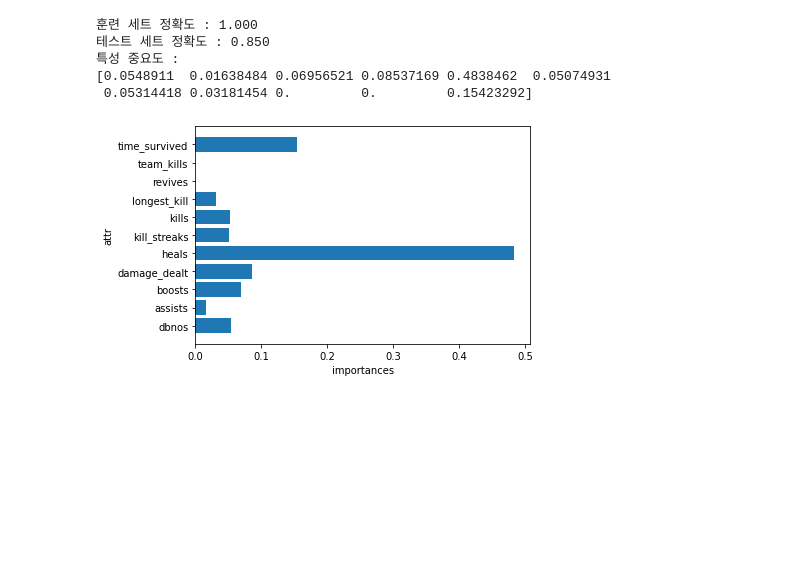
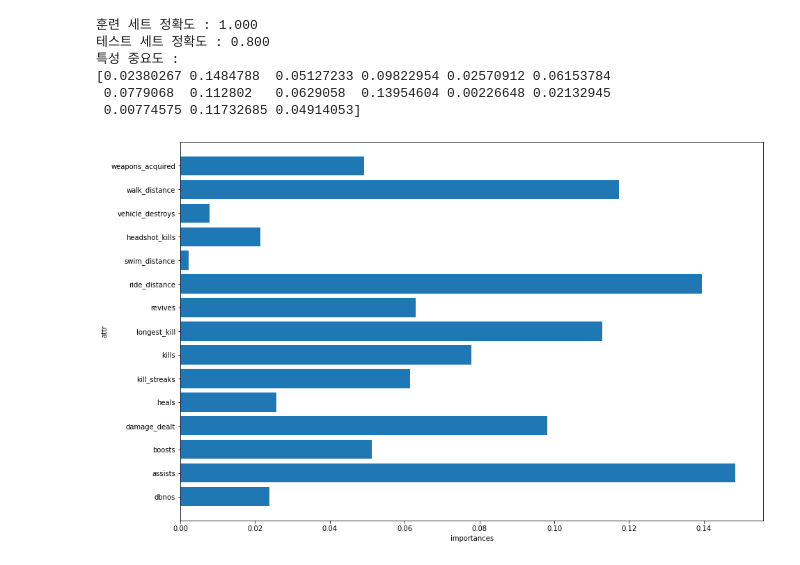
Before and after one commit to jhkang/jhk-pubg_project, a Jupyter notebook: pubg_api/example/patameter_optimization.ipynb, the cells around one changed output. Drawn from its saved outputs; the diff is of its cells as text; code cells hidden in the pictures; blank space fills up the shorter version.

```diff
--- a/pubg_api/example/patameter_optimization.ipynb
+++ b/pubg_api/example/patameter_optimization.ipynb
@@ -72,3 +74,16 @@ if os.path.isfile("./Train_data/train_match_data.csv"):
     train_data.to_csv(f"./Train_data/train_match_data.csv")
 else:
     data.to_csv(f"./Train_data/train_match_data.csv")
+# %%
+data = pd.read_csv(f"./Train_data/train_match_data.csv")
+data.drop(["Unnamed: 0", "match_id", "player_id"], axis = 1, inplace = True)
+# %%
+# VIF
+
+z_label = (["dbnos", "assists", "boosts", "damage_dealt", "heals", "kill_streaks", "kills", "longest_kill", "revives", "ride_distance", "swim_distance", "headshot_kills", "vehicle_destroys", "walk_distance", "weapons_acquired"])
+data_corr = data[z_label]
+
+vif = pd.DataFrame()
+vif["features"] = data_corr.columns
+vif["VIF Factor"] = [variance_inflation_factor(data_corr.values, i) for i in range(data_corr.shape[1])]
+vif
@@ -74,0 +107,5 @@ else:
+# %%
+# https://tjansry354.tistory.com/13
+
+plt.rcParams['figure.figsize']=(15,10)
+sb.heatmap(data_corr.corr(), annot=True, cmap='Blues', vmin = -1, vmax = 1)
@@ -75,36 +115,36 @@ else:
 # %%
-z_label = (["dbnos", "assists", "boosts", "damage_dealt", "heals", "kill_streaks", "kills", "longest_kill", "revives", "team_kills", "time_survived"])
 X = data[z_label]
 y = data["win"]
 
 X_train, X_test, y_train, y_test = train_test_split(X, y, test_size=0.3, random_state=0)
 
 forest = RandomForestClassifier(n_estimators=100, random_state=0)
 forest.fit(X_train,y_train)
 
 print("훈련 세트 정확도 : {:.3f}".format(forest.score(X_train,y_train)))
 print("테스트 세트 정확도 : {:.3f}".format(forest.score(X_test,y_test)))
 
 print("특성 중요도 : \n{}".format(forest.feature_importances_))
 
 # 특성 중요도 시각화 하기
 def plot_feature_importances_cancer(model):
     n_features = len(z_label)
     plt.barh(range(n_features), model.feature_importances_, align='center')
     plt.yticks(np.arange(n_features), z_label)
     plt.xlabel("importances")
     plt.ylabel("attr")
     plt.ylim(-1, n_features)
 plt.show()
 
 plot_feature_importances_cancer(forest)
 # %% [output]
 훈련 세트 정확도 : 1.000
-테스트 세트 정확도 : 0.850
+테스트 세트 정확도 : 0.800
 특성 중요도 :
-[0.0548911  0.01638484 0.06956521 0.08537169 0.4838462  0.05074931
- 0.05314418 0.03181454 0.         0.         0.15423292]
+[0.02380267 0.1484788  0.05127233 0.09822954 0.02570912 0.06153784
+ 0.0779068  0.112802   0.0629058  0.13954604 0.00226648 0.02132945
+ 0.00774575 0.11732685 0.04914053]
-[figure, old version]
+[figure, new version]
 # %%
 mvp_feature = (forest.feature_importances_)*data[z_label]
 data["mvp_feature"] = mvp_feature.sum(axis=1)
```
Also changed, not shown: parts of 6 cells of this notebook, 4 other files.
